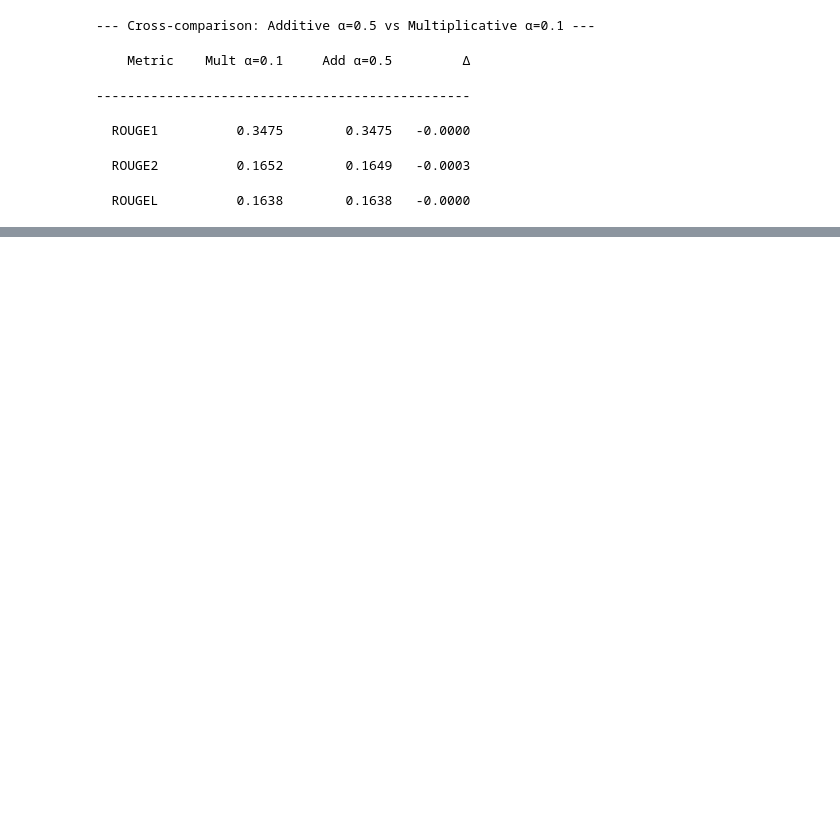
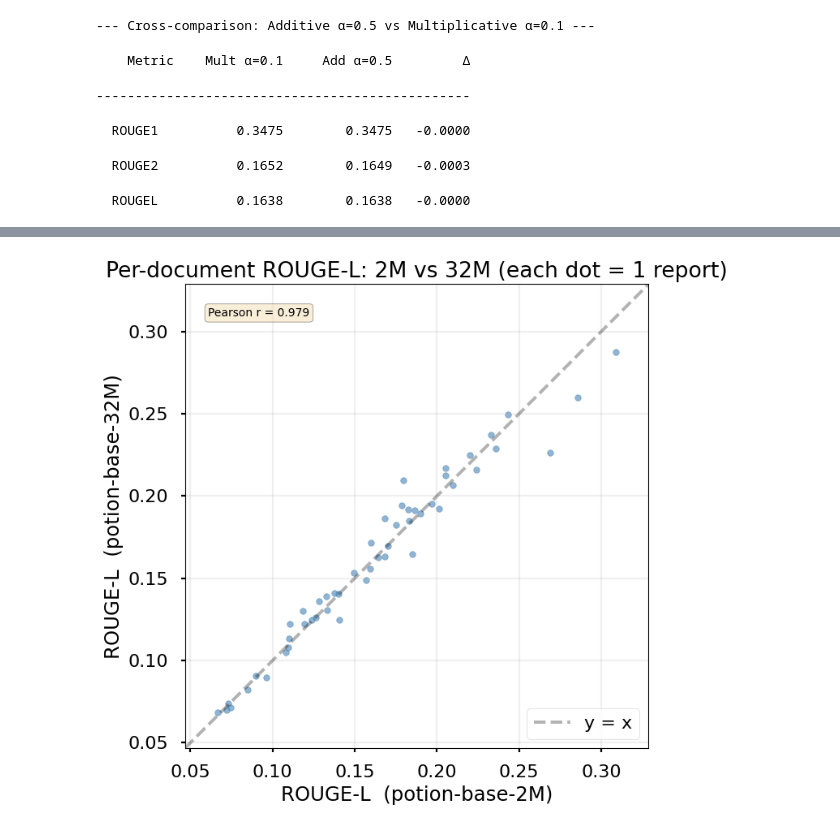
Before and after one commit to lgarma/SentenceMapper, a Jupyter notebook: example.ipynb, the cells around one changed output, grey strips where cells are left out. Drawn from its saved outputs; the diff is of its cells as text; code cells hidden in the pictures; blank space fills up the shorter version.

```diff
--- a/example.ipynb
+++ b/example.ipynb
@@ -779,0 +1042,29 @@ Avg tokens                2580.9600         2581.1400           0.1800
+# %%
+# ── Per-document ROUGE-L scatter: smallest vs largest model ──
+
+fig, ax = plt.subplots(figsize=(7, 7))
+x = df_models["potion-base-2M_rougeL"]
+y = df_models["potion-base-32M_rougeL"]
+
+ax.scatter(x, y, alpha=0.6, s=30, color="steelblue")
+lims = [min(x.min(), y.min()) - 0.02, max(x.max(), y.max()) + 0.02]
+ax.plot(lims, lims, "k--", alpha=0.3, label="y = x")
+ax.set_xlim(lims)
+ax.set_ylim(lims)
+ax.set_xlabel("ROUGE-L  (potion-base-2M)")
+ax.set_ylabel("ROUGE-L  (potion-base-32M)")
+ax.set_title("Per-document ROUGE-L: 2M vs 32M (each dot = 1 report)")
+ax.legend()
+ax.set_aspect("equal")
+ax.grid(True, alpha=0.2)
+
+# Pearson correlation
+corr = np.corrcoef(x, y)[0, 1]
+ax.text(0.05, 0.95, f"Pearson r = {corr:.3f}", transform=ax.transAxes,
+        fontsize=10, verticalalignment="top",
+        bbox=dict(boxstyle="round", facecolor="wheat", alpha=0.5))
+
+plt.tight_layout()
+plt.show()
+# %% [output]
+[figure, added]
```
Also changed, not shown: parts of 17 cells of this notebook, 4 other files.
